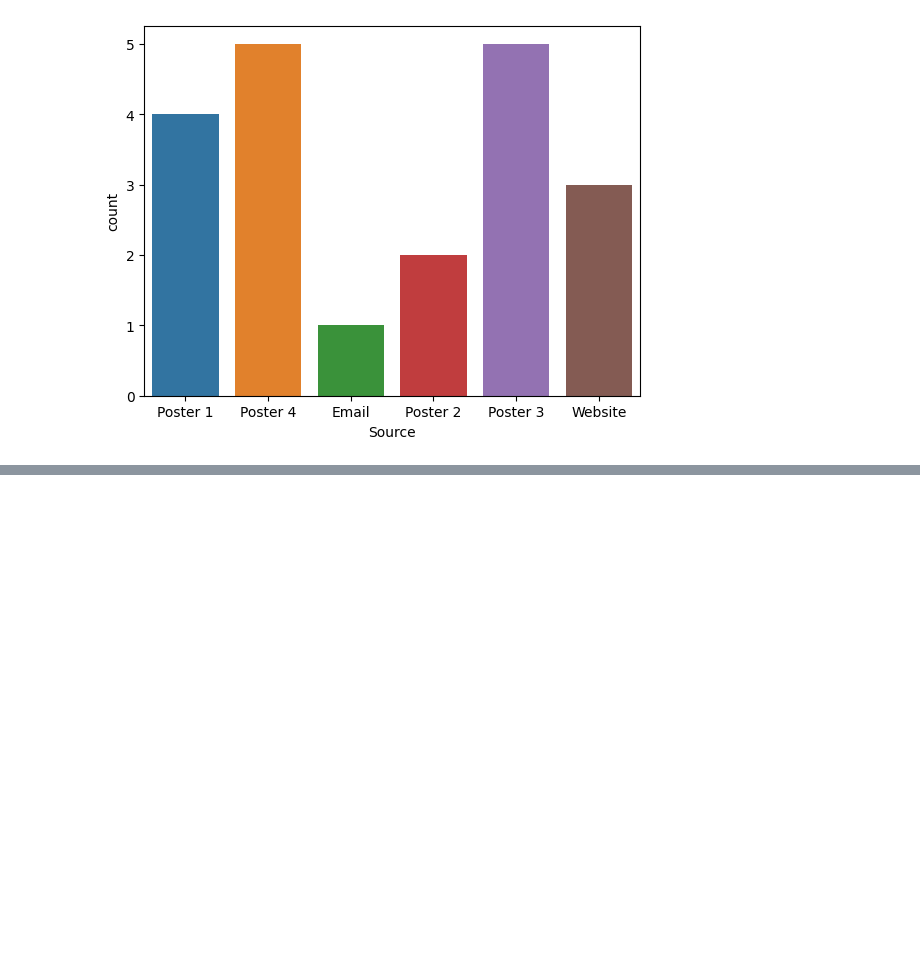
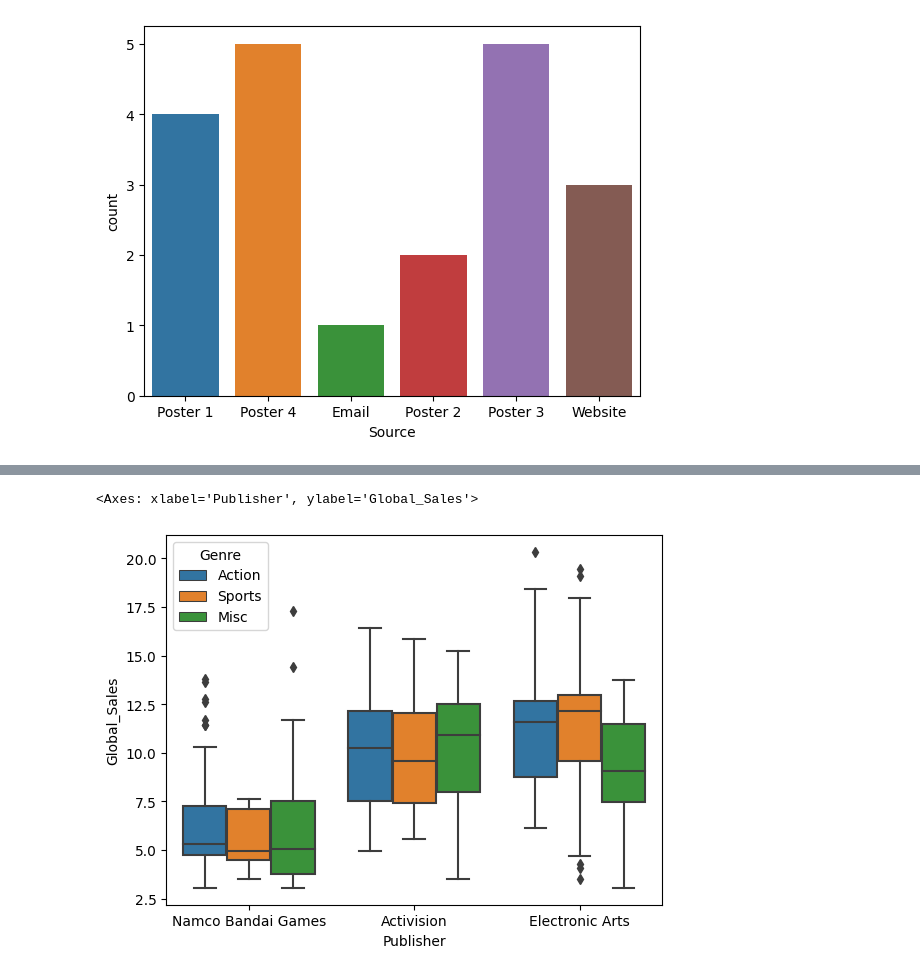
Before and after one commit to 94shreyas/Practise_Python, a Jupyter notebook: DAV2.ipynb, the cells around one changed output, grey strips where cells are left out. Cells and saved outputs as stored; diff of their text form; code cells hidden in the pictures; blank space fills up the shorter version.

```diff
--- a/DAV2.ipynb
+++ b/DAV2.ipynb
@@ -288,0 +320,10 @@ sns.countplot(
+# %%
+sns.boxplot(
+    x='Publisher',
+    y='Global_Sales',
+    hue='Genre',
+    data=top3_data
+)
+# %% [output]
+<Axes: xlabel='Publisher', ylabel='Global_Sales'>
+[figure, added]
```
Also changed, not shown: parts of 15 cells of this notebook.
